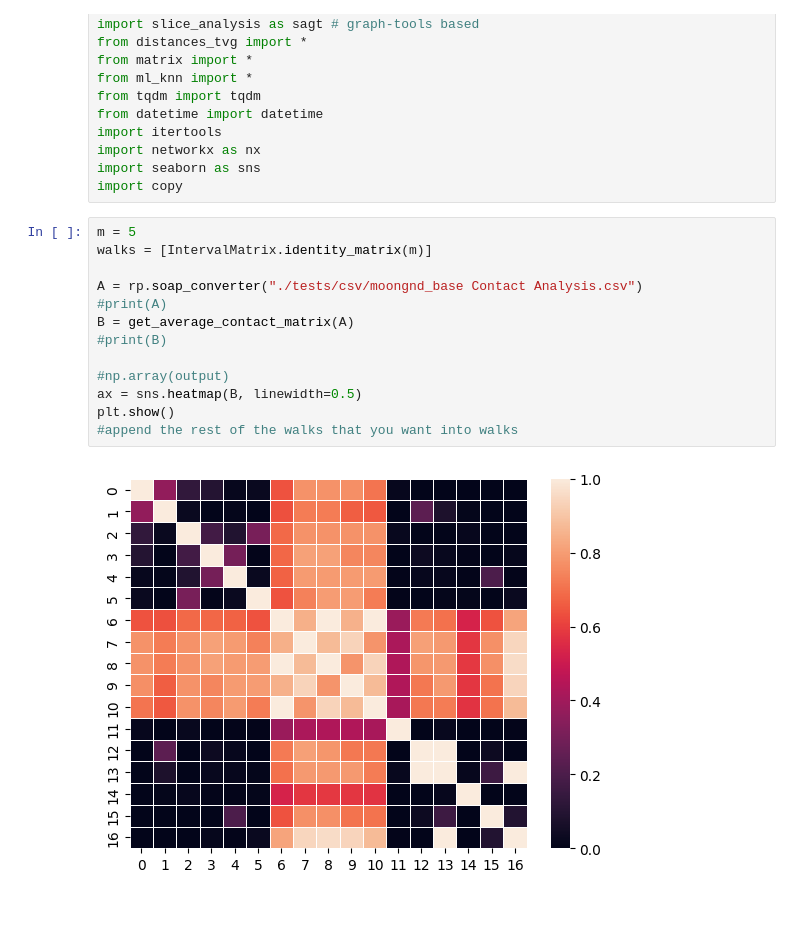
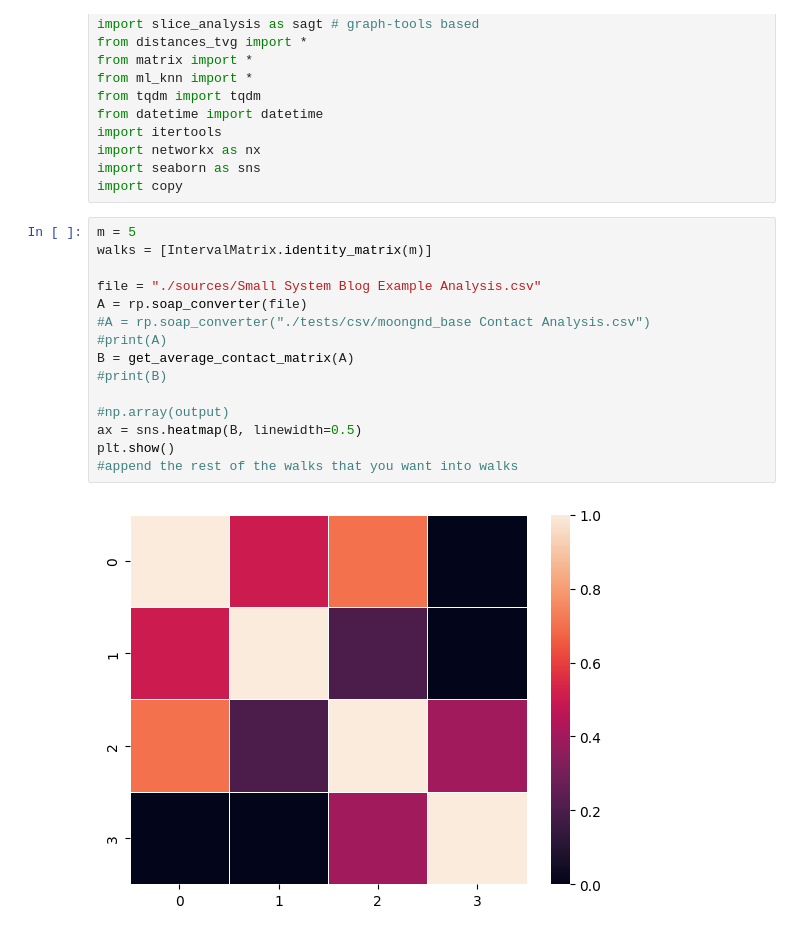
Before and after one commit to TheaMAS/sat-parser, a Jupyter notebook: Connectivity Heatmap.ipynb, the cells around one changed output. Cells and saved outputs as stored; diff of their text form.

```diff
--- a/Connectivity Heatmap.ipynb
+++ b/Connectivity Heatmap.ipynb
@@ -17,18 +17,20 @@ import copy
 # %%
 m = 5
 walks = [IntervalMatrix.identity_matrix(m)]
 
-A = rp.soap_converter("./tests/csv/moongnd_base Contact Analysis.csv")
+file = "./sources/Small System Blog Example Analysis.csv"
+A = rp.soap_converter(file)
+#A = rp.soap_converter("./tests/csv/moongnd_base Contact Analysis.csv")
 #print(A)
 B = get_average_contact_matrix(A)
 #print(B)
 
 #np.array(output)
 ax = sns.heatmap(B, linewidth=0.5)
 plt.show()
 #append the rest of the walks that you want into walks
 # %% [output]
-[figure, old version]
+[figure, new version]
 # %%
 for k in range(1, 5):
     B = A.get_k_walk(k)
```
Also changed, not shown: parts of 1 cell of this notebook, 1 other file.
